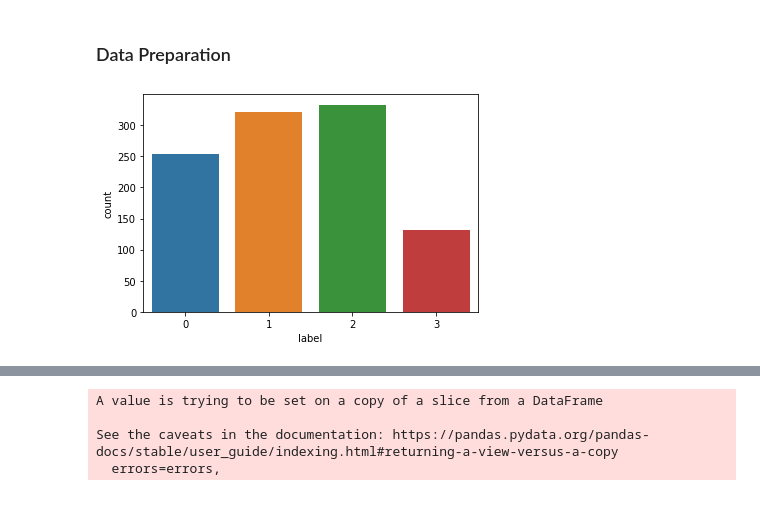
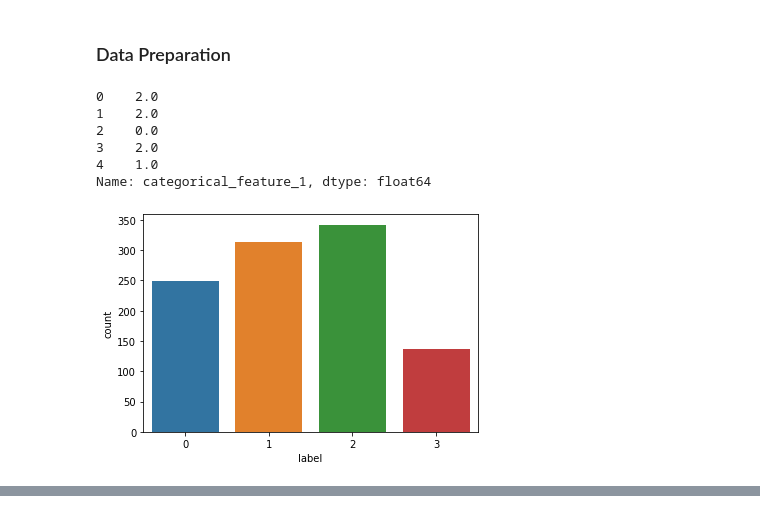
Before and after one commit to tommasoghisini/IndividualAssignment30412, a Jupyter notebook: Notebook.ipynb, the cells around one changed output, grey strips where cells are left out. Drawn from its saved outputs; the diff is of its cells as text; code cells hidden in the pictures.

```diff
--- a/Notebook.ipynb
+++ b/Notebook.ipynb
@@ -138,15 +164,31 @@ plt.show()
 [figure]
 # %% [markdown]
 ### Data Preparation
+# %%
+from sklearn.preprocessing import OrdinalEncoder
+
+categorical = data[["categorical_feature_1"]]
+
+ordinal_encoder = OrdinalEncoder()
+data["categorical_feature_1"] = ordinal_encoder.fit_transform(categorical)
+# %%
+data["categorical_feature_1"].head()
+# %% [output]
+0    2.0
+1    2.0
+2    0.0
+3    2.0
+4    1.0
+Name: categorical_feature_1, dtype: float64
 # %%
 from sklearn.model_selection import train_test_split
 
 train_set, test_set = train_test_split(data, test_size=0.2, random_state=42, shuffle=True)
 # %%
-sns.countplot(x="label", data=str_train_set)
+sns.countplot(x="label", data=train_set)
 plt.show()
 # %% [output]
-[figure, old version]
+[figure, new version]
 # %%
 train_set.head()
 # %% [output]
@@ -156,11 +198,3 @@ train_set.head()
 | 342 | 2 | 2.928364 | -0.630972 | 1.004297 | 1.662963 | 2.635646 | -0.118664 | -0.225655 | -5.156834 | ... |
 | 999 | 0 | 6.600261 | -2.711366 | 1.843846 | -0.375314 | -2.659735 | 0.072717 | -0.231311 | 0.297827 | ... |
 | 811 | 0 | 2.277201 | -8.533304 | 0.143454 | -5.795213 | -3.642429 | 0.203138 | -0.610715 | 1.780364 | ... |
-# %%
-test_label=test_set["label"]
-test_set.drop(columns=["label"], inplace=True)
-# %% [output]
-A value is trying to be set on a copy of a slice from a DataFrame
-
-See the caveats in the documentation: https://pandas.pydata.org/pandas-docs/stable/user_guide/indexing.html#returning-a-view-versus-a-copy
-  errors=errors,
```
Also changed, not shown: parts of 16 cells of this notebook.
